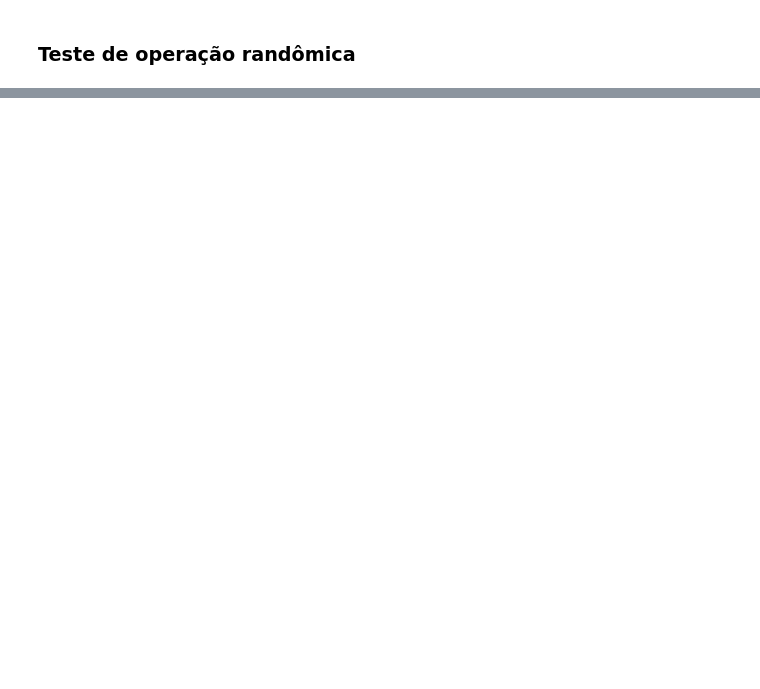
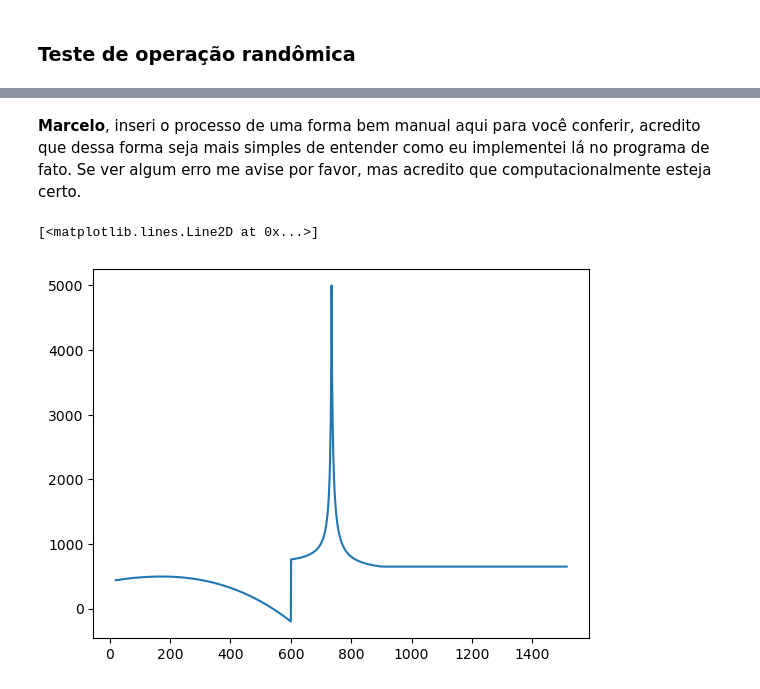
Before and after one commit to ProfLeao/codigosemdesenvolvimento, a Jupyter notebook: EDOMARCELO/coeficientespolinomiais.ipynb, the cells around one changed output, grey strips where cells are left out. Cells and saved outputs as stored; diff of their text form; code cells hidden in the pictures; blank space fills up the shorter version.

```diff
--- a/EDOMARCELO/coeficientespolinomiais.ipynb
+++ b/EDOMARCELO/coeficientespolinomiais.ipynb
@@ -331,0 +332,32 @@ Testes na função teste_cv().
+# %% [markdown]
+**Marcelo**, inseri o processo de uma forma bem manual aqui para você conferir, acredito que dessa forma seja mais simples de entender como eu implementei lá no programa de fato. Se ver algum erro me avise por favor, mas acredito que computacionalmente esteja certo.
+# %%
+fcrr = 0. # Fator de correção caso deseje modificar os vetores. Para passar para Kelvin basta trocar 0 por 273.15
+
+# Equações implementadas na forma de funções (anônimas ou lambdas)
+fcv0 = lambda theta: 425. + 7.73e-1 * theta - 1.69e-3 * np.power(theta,2) - 2.22e-6 * np.power(theta,3)
+fcv1 = lambda theta: 666. + 13002./(738. - theta)
+fcv2 = lambda theta: 545. + 17820./(theta - 731.)
+fcv3 = lambda theta: 650. * np.ones_like(theta)
+
+# Vetores de temperatura
+tv0 = np.arange(20,601,1)
+tv1 = np.arange(601,735,1)
+tv2 = np.arange(735,900,1)
+tv3 = np.arange(900,1515,1)
+
+# Aplicação das funções em cada intervalo de temperaturas
+cv0 = fcv0(tv0 + fcrr)
+cv1 = fcv1(tv1 + fcrr)
+cv2 = fcv2(tv2 + fcrr)
+cv3 = fcv3(tv3 + fcrr)
+
+# Concatenação dos vetores
+cvs = np.concatenate([cv0, cv1, cv2, cv3])
+tvs = np.concatenate([tv0, tv1, tv2, tv3])
+# %%
+import matplotlib.pyplot as plt
+plt.plot(tvs, cvs)
+# %% [output]
+[<matplotlib.lines.Line2D at 0x...>]
+[figure, added]
```
Also changed, not shown: parts of 5 cells of this notebook, 1 other file.
